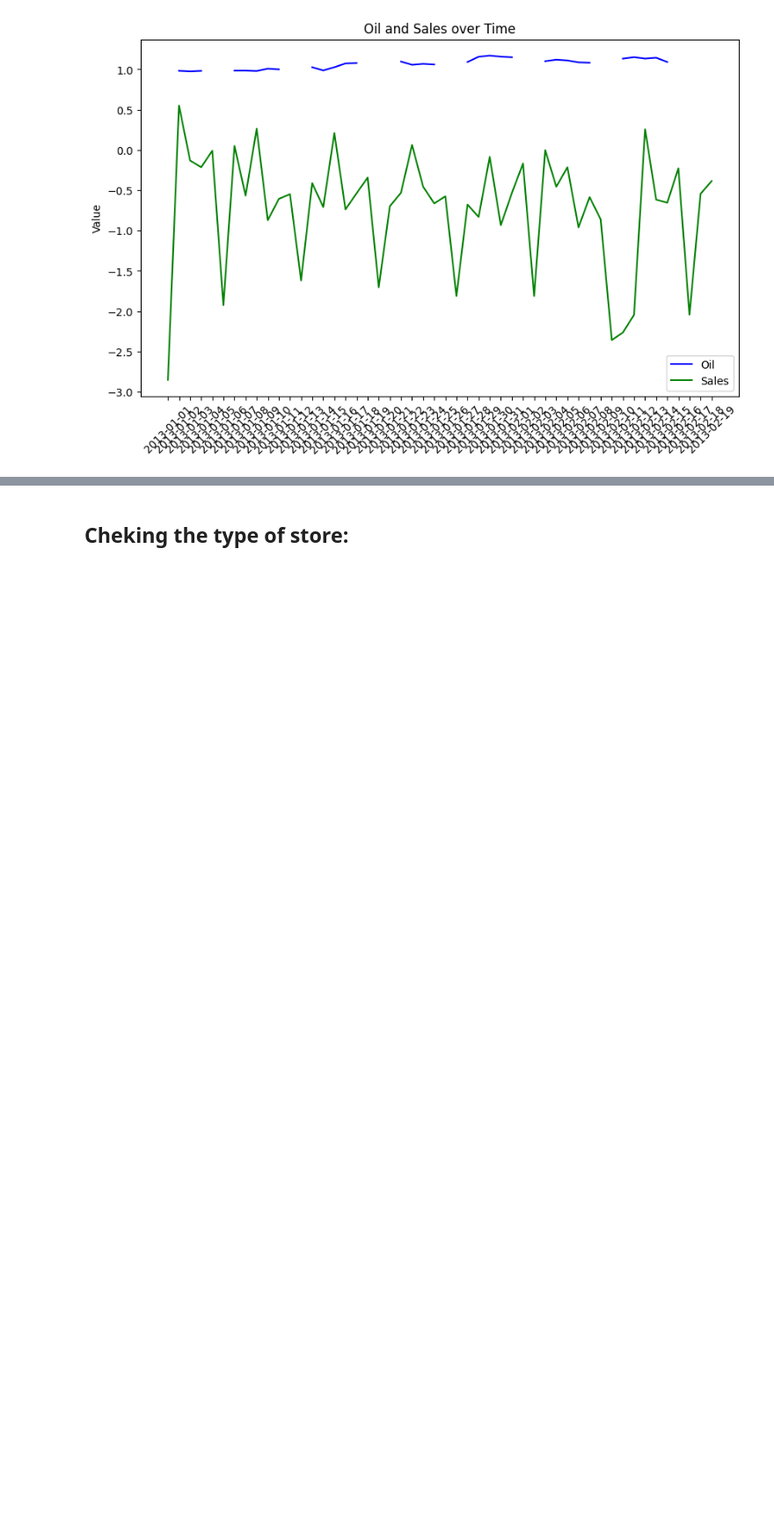
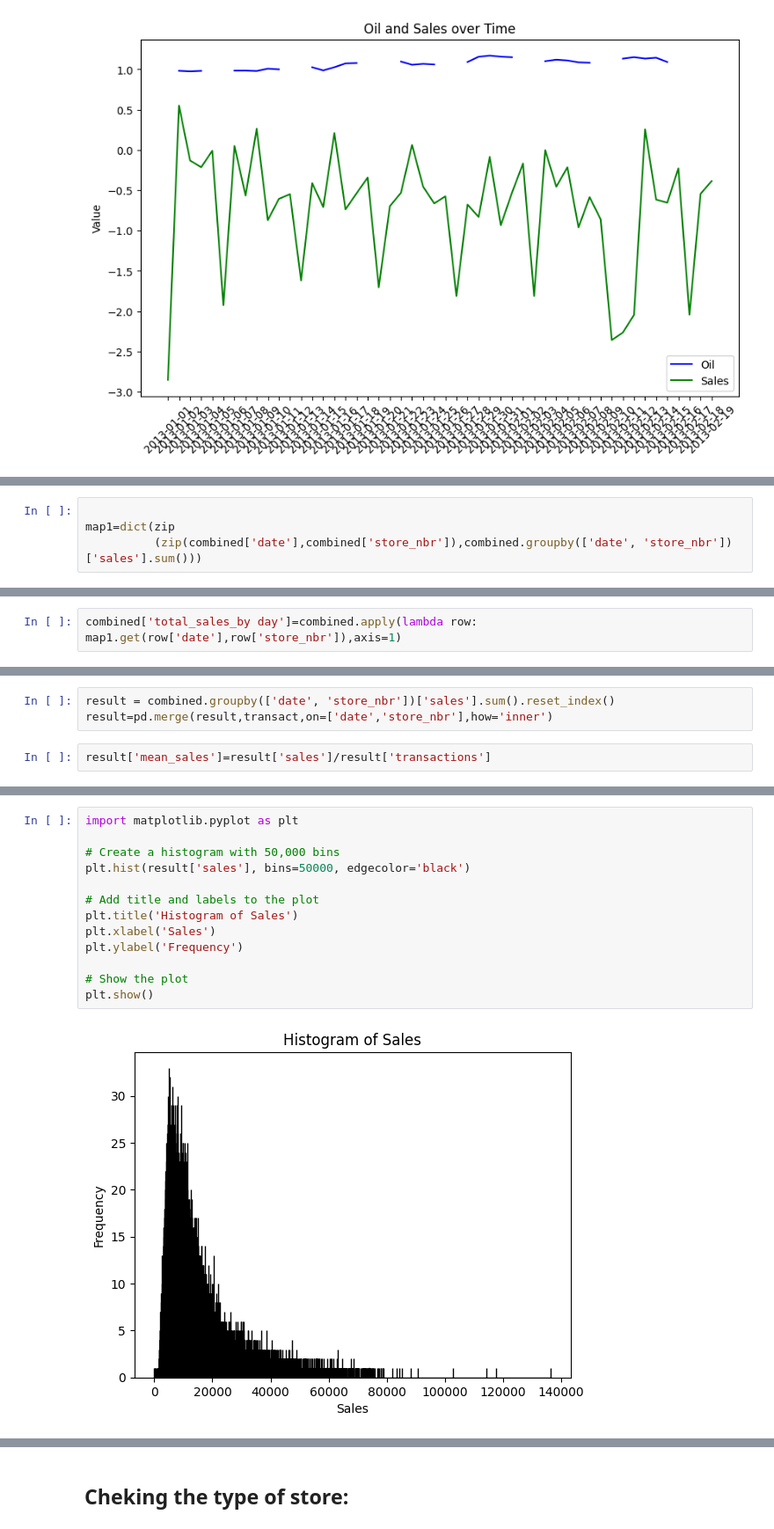
Before and after one commit to arielxinsu/Erdos_Grocery_Sales, a Jupyter notebook: price-forecast.ipynb, the cells around one changed output, grey strips where cells are left out. Shown at 88% size. Drawn from its saved outputs; the diff is of its cells as text; blank space fills up the shorter version.

```diff
--- a/price-forecast.ipynb
+++ b/price-forecast.ipynb
@@ -541,0 +602,4 @@ plt.show()
+# %%
+
+map1=dict(zip
+          (zip(combined['date'],combined['store_nbr']),combined.groupby(['date', 'store_nbr'])['sales'].sum()))
@@ -541,0 +641,2 @@ plt.show()
+# %%
+combined['total_sales_by day']=combined.apply(lambda row: map1.get(row['date'],row['store_nbr']),axis=1)
@@ -541,0 +659,5 @@ plt.show()
+# %%
+result = combined.groupby(['date', 'store_nbr'])['sales'].sum().reset_index()
+result=pd.merge(result,transact,on=['date','store_nbr'],how='inner')
+# %%
+result['mean_sales']=result['sales']/result['transactions']
@@ -541,0 +738,15 @@ plt.show()
+# %%
+import matplotlib.pyplot as plt
+
+# Create a histogram with 50,000 bins
+plt.hist(result['sales'], bins=50000, edgecolor='black')
+
+# Add title and labels to the plot
+plt.title('Histogram of Sales')
+plt.xlabel('Sales')
+plt.ylabel('Frequency')
+
+# Show the plot
+plt.show()
+# %% [output]
+[figure, added]
```
Also changed, not shown: parts of 27 cells of this notebook, 13 other files.
